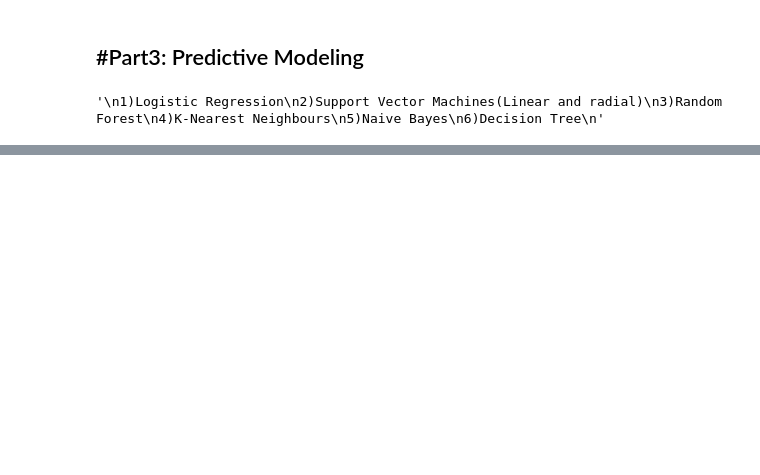
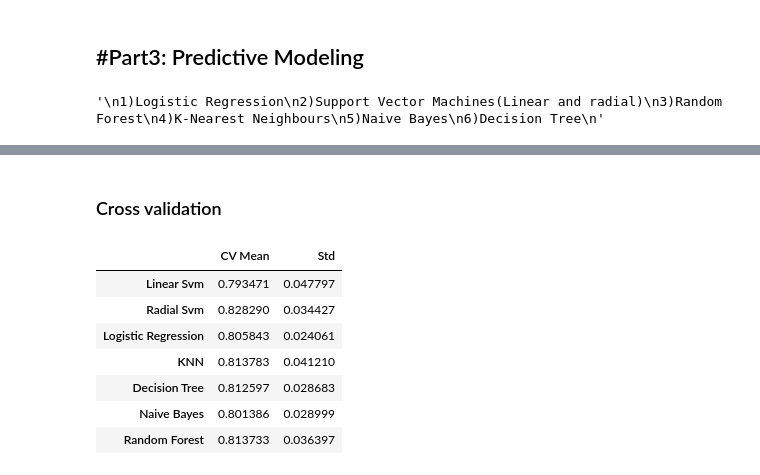
Before and after one commit to KerryKim/Kaggle-titanic, a Jupyter notebook: dietanic.ipynb, the cells around one changed output, grey strips where cells are left out. Cells and saved outputs as stored; diff of their text form; code cells hidden in the pictures; blank space fills up the shorter version.

```diff
--- a/dietanic.ipynb
+++ b/dietanic.ipynb
@@ -508,0 +535,33 @@ print('The accuracy of the Random Forests is',metrics.accuracy_score(prediction7
+# %% [markdown]
+### Cross validation
+# %%
+from sklearn.model_selection import KFold #for K-fold cross validation
+from sklearn.model_selection import cross_val_score #score evaluation
+from sklearn.model_selection import cross_val_predict #prediction
+
+kfold = KFold(n_splits=10, random_state=22) # k=10, split the data into 10 equal parts
+xyz=[]
+accuracy=[]
+std=[]
+classifiers=['Linear Svm', 'Radial Svm', 'Logistic Regression', 'KNN', 'Decision Tree', 'Naive Bayes', 'Random Forest']
+models=[svm.SVC(kernel='linear'), svm.SVC(kernel='rbf'), LogisticRegression(), KNeighborsClassifier(n_neighbors=9), DecisionTreeClassifier(), GaussianNB(), RandomForestClassifier(n_estimators=100)]
+
+for i in models:
+    model = i
+    cv_result = cross_val_score(model, X, Y, cv = kfold, scoring="accuracy")
+    cv_result=cv_result
+    xyz.append(cv_result.mean())
+    std.append(cv_result.std())
+    accuracy.append(cv_result)
+
+new_models_dataframe2 = pd.DataFrame({'CV Mean' :xyz, 'Std' :std}, index=classifiers)
+new_models_dataframe2
+# %% [output]
+|  | CV Mean | Std |
+| Linear Svm | 0.793471 | 0.047797 |
+| Radial Svm | 0.828290 | 0.034427 |
+| Logistic Regression | 0.805843 | 0.024061 |
+| KNN | 0.813783 | 0.041210 |
+| Decision Tree | 0.812597 | 0.028683 |
+| Naive Bayes | 0.801386 | 0.028999 |
+| Random Forest | 0.813733 | 0.036397 |
```
Also changed, not shown: parts of 33 cells of this notebook.
